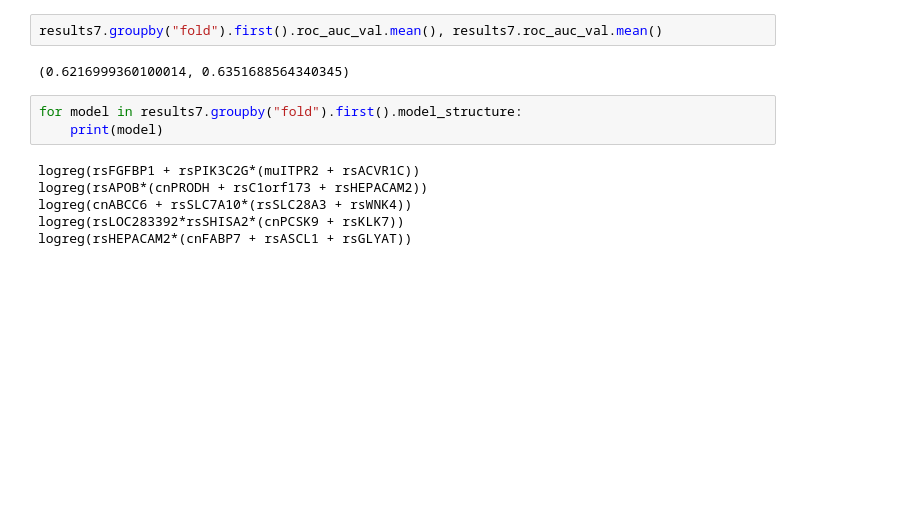
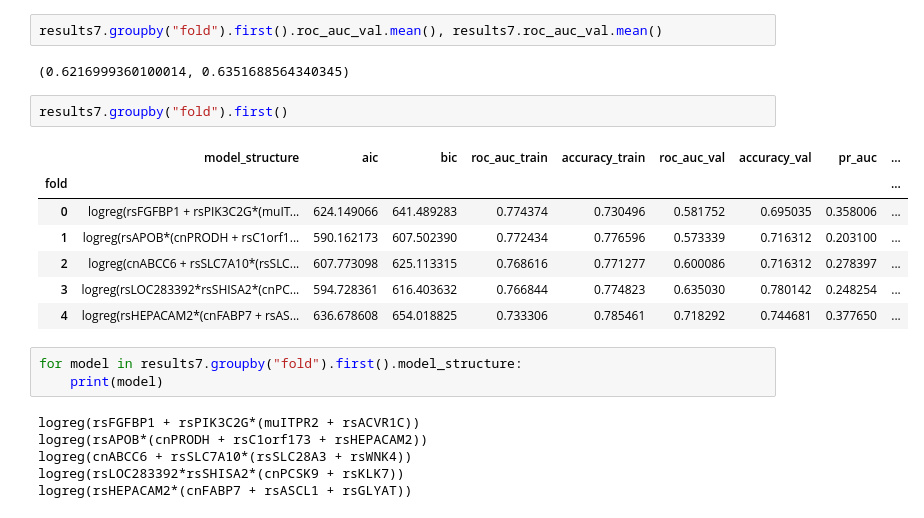
Before and after one commit to abzu-ai/QLattice-clinical-omics, a Jupyter notebook: notebooks/bc_case_multi.ipynb, the cells around one changed output. Saved outputs shown, nothing was run; the diff lists cells and outputs as text; blank space fills up the shorter version.

```diff
--- a/notebooks/bc_case_multi.ipynb
+++ b/notebooks/bc_case_multi.ipynb
@@ -114,6 +124,16 @@ results7 = crossvalidation_as_framework(data,
 results7.groupby("fold").first().roc_auc_val.mean(), results7.roc_auc_val.mean()
 # %% [output]
 (0.6216999360100014, 0.6351688564340345)
+# %%
+results7.groupby("fold").first()
+# %% [output]
+|  | model_structure | aic | bic | roc_auc_train | accuracy_train | roc_auc_val | accuracy_val | pr_auc | ... |
+| fold |  |  |  |  |  |  |  |  | ... |
+| 0 | logreg(rsFGFBP1 + rsPIK3C2G*(muIT... | 624.149066 | 641.489283 | 0.774374 | 0.730496 | 0.581752 | 0.695035 | 0.358006 | ... |
+| 1 | logreg(rsAPOB*(cnPRODH + rsC1orf1... | 590.162173 | 607.502390 | 0.772434 | 0.776596 | 0.573339 | 0.716312 | 0.203100 | ... |
+| 2 | logreg(cnABCC6 + rsSLC7A10*(rsSLC... | 607.773098 | 625.113315 | 0.768616 | 0.771277 | 0.600086 | 0.716312 | 0.278397 | ... |
+| 3 | logreg(rsLOC283392*rsSHISA2*(cnPC... | 594.728361 | 616.403632 | 0.766844 | 0.774823 | 0.635030 | 0.780142 | 0.248254 | ... |
+| 4 | logreg(rsHEPACAM2*(cnFABP7 + rsAS... | 636.678608 | 654.018825 | 0.733306 | 0.785461 | 0.718292 | 0.744681 | 0.377650 | ... |
 # %%
 for model in results7.groupby("fold").first().model_structure:
     print(model)
```
Also changed, not shown: parts of 2 cells of this notebook.
